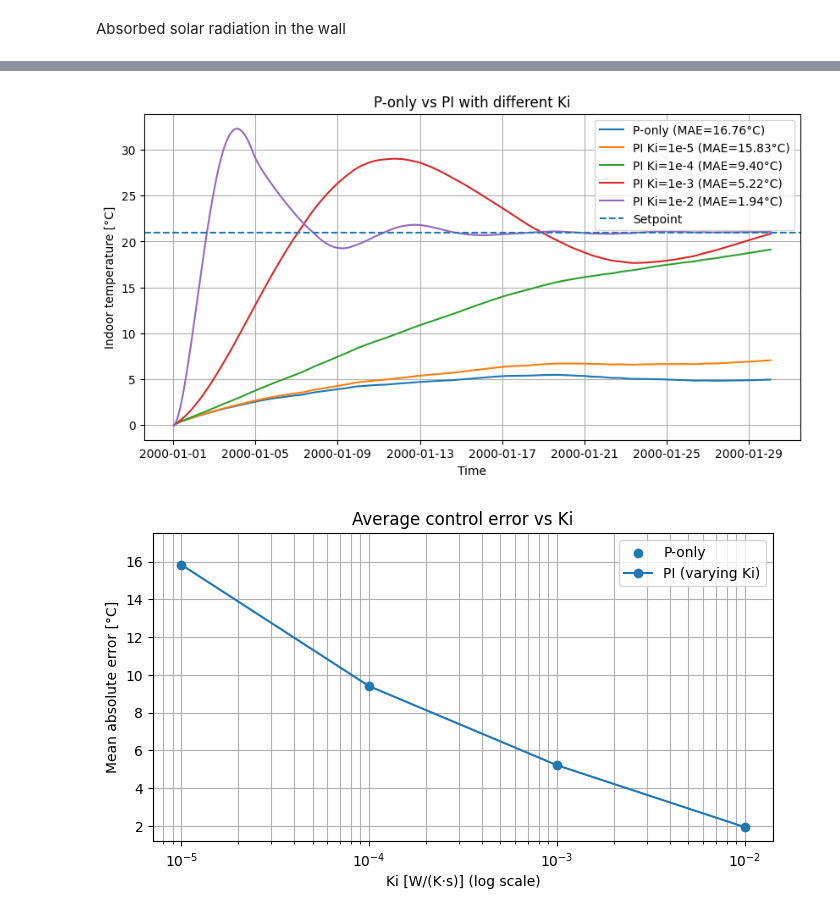
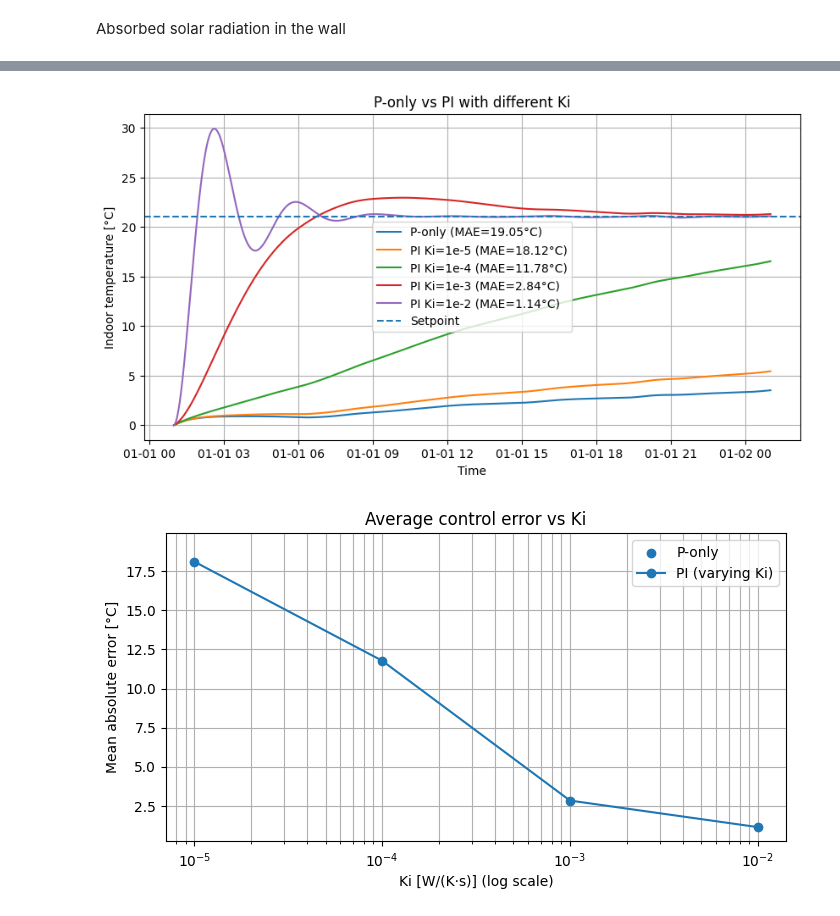
Before and after one commit to bethagle/-dm4bem_bethagle, a Jupyter notebook: experiment.ipynb, the cells around one changed output, grey strips where cells are left out. Saved outputs shown, nothing was run; the diff lists cells and outputs as text; code cells hidden in the pictures.

```diff
--- a/experiment.ipynb
+++ b/experiment.ipynb
@@ -370,10 +385,0 @@ Given our model we have in total 4 temperature sources where each is represented
-# %%
-# Inputs
-b = np.zeros(15)  # temperature sources
-f = np.zeros(11)  # flow sources
-
-b[[0, 6, 12, 13]] = 1
-# %%
-f[0] = 1 # Flow source: Absorbed solar radiation of 1st wall
-f[5] = 1 # Flow source: Absorbed solar radiation of 2nd wall
-#f[-1] = 1 # inner flow source (occupancy) + transmitted radiation through the windows + HVAC control
@@ -452,4 +451,4 @@ Max time step Δt = 1042.70 s
 # %%
-dt = 1000
+dt = 3000
 print(f'Δt = {dt} s')
 # %% [output]
@@ -774 +770,22 @@ plt.show()
+# %%
+df, info = read_epw("weather_data/POL_Warsaw.123750_IWEC.epw")
+df = df[["temp_air", "dir_n_rad", "dif_h_rad"]]
+df.index = df.index.map(
+    lambda t: t.replace(year=2000))
+df.index = pd.to_datetime(df.index)
+df = df.resample(f"{dt}s").interpolate("linear").loc["2000-01-01 01:00:00+01:00": "2000-01-02 01:00:00+01:00"]
+
+weathe4wall1 = sol_rad_tilt_surf(df, wall_2_surface_orientation, albedo=0.25)
+weathe4wall2 = sol_rad_tilt_surf(df, wall_1_surface_orientation, albedo=0.25)
+
+E_tot_1_wall = weathe4wall1.sum(1)
+E_tot_2_wall = weathe4wall2.sum(1)
+
+Q_abs_1 = E_tot_1_wall * wall_radiation_absorption_alpha * S_wall
+Q_abs_2 = E_tot_2_wall * wall_radiation_absorption_alpha * S_wall
+
+met = df[['temp_air']]  # outdoor temperature [°C]
+
+solar_rad_wall = np.vstack([Q_abs_1.values, Q_abs_2.values])  # (2, N)
+air_temp = np.vstack([met.values.T] * 4)                      # (4, N)
 # %% [markdown]
@@ -817,7 +834,7 @@ u_base = np.vstack([u_base, np.zeros((1, met.shape[0]), dtype=float)])
 
 i_air = -1
 Ieye = np.eye(As.shape[0])
-Pmin, Pmax = 0.0, 3000.0
+Pmin, Pmax = 0.0, 8000.0
 Kp = 1.1
 Ki_sweep = [0.0, 1e-5, 1e-4, 1e-3, 1e-2]
 labels = ["P-only", "PI Ki=1e-5", "PI Ki=1e-4", "PI Ki=1e-3", "PI Ki=1e-2"]
@@ -864,32 +881,32 @@ def simulate_PI(Kp, Ki, dt):
 results = []
 for Ki in Ki_sweep:
     T_in, u_hvac, mae = simulate_PI(Kp, Ki, dt)
     results.append({"Ki": Ki, "T_in": T_in, "u": u_hvac, "mae": mae})
 
 
 plt.figure(figsize=(10, 5))
 for res, lbl in zip(results, labels):
     plt.plot(met.index, res["T_in"], label=f"{lbl} (MAE={res['mae']:.2f}°C)")
 plt.axhline(T_setpoint, linestyle="--", label="Setpoint")
 plt.xlabel("Time"); plt.ylabel("Indoor temperature [°C]")
 plt.title("P-only vs PI with different Ki")
 plt.grid(True); plt.legend(); plt.show()
 
 plt.figure(figsize=(8, 4))
 Ki_vals = [r["Ki"] for r in results]
 mae_vals = [r["mae"] for r in results]
 
 mae_ponly = mae_vals[0]
 plt.scatter([0], [mae_ponly], label="P-only", zorder=3)
 
 Ki_pos = [k for k in Ki_vals[1:]]
 mae_pos = mae_vals[1:]
 plt.plot(Ki_pos, mae_pos, "o-", label="PI (varying Ki)")
 
 plt.xscale("log")
 plt.xlabel("Ki [W/(K·s)] (log scale)"); plt.ylabel("Mean absolute error [°C]")
 plt.title("Average control error vs Ki")
 plt.grid(True, which="both"); plt.legend(); plt.show()
 # %% [output]
-[figure, old version]
+[figure, new version]
-[figure, old version]
+[figure, new version]
```
Also changed, not shown: parts of 81 cells of this notebook, 6 other files.
